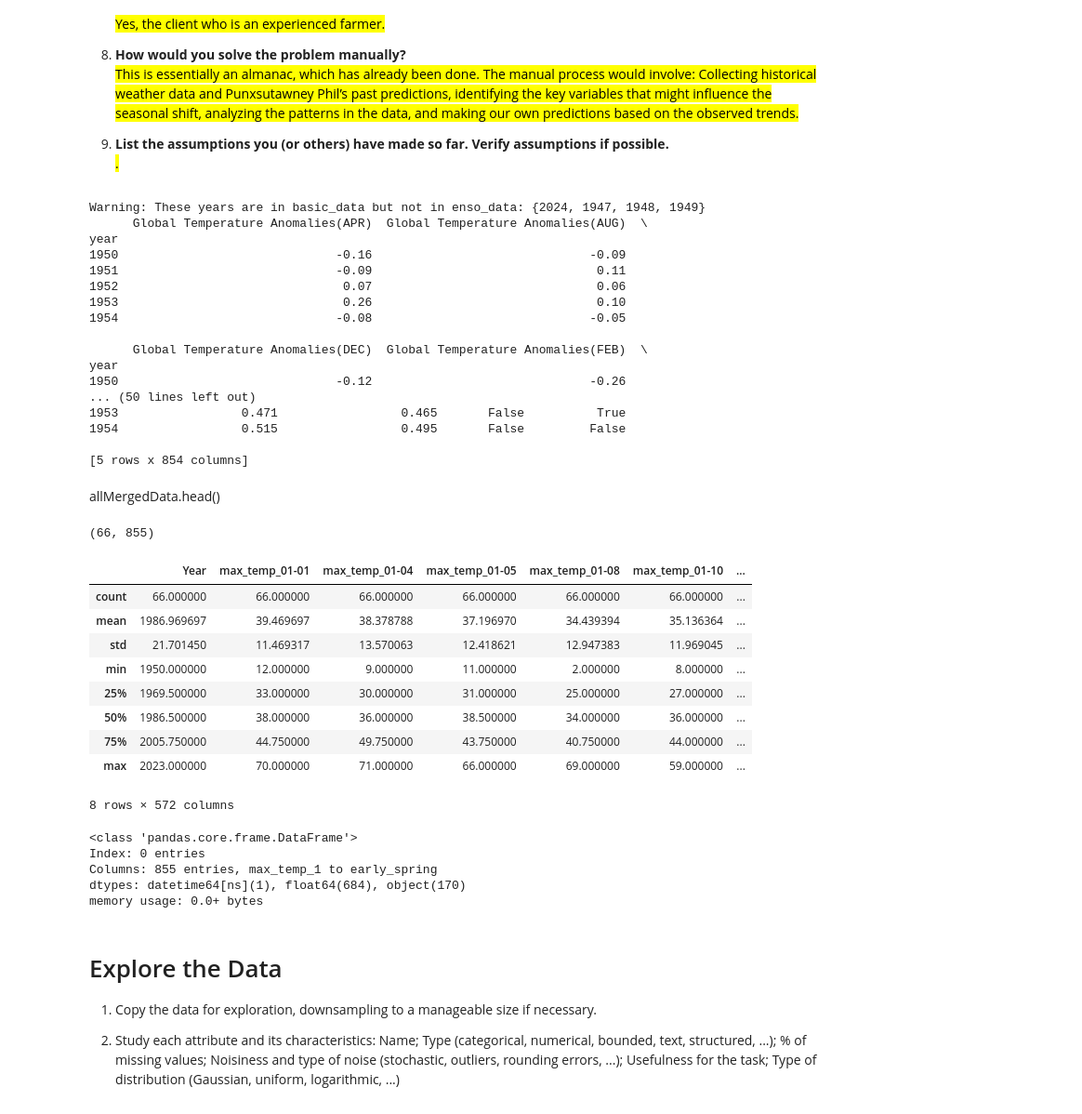
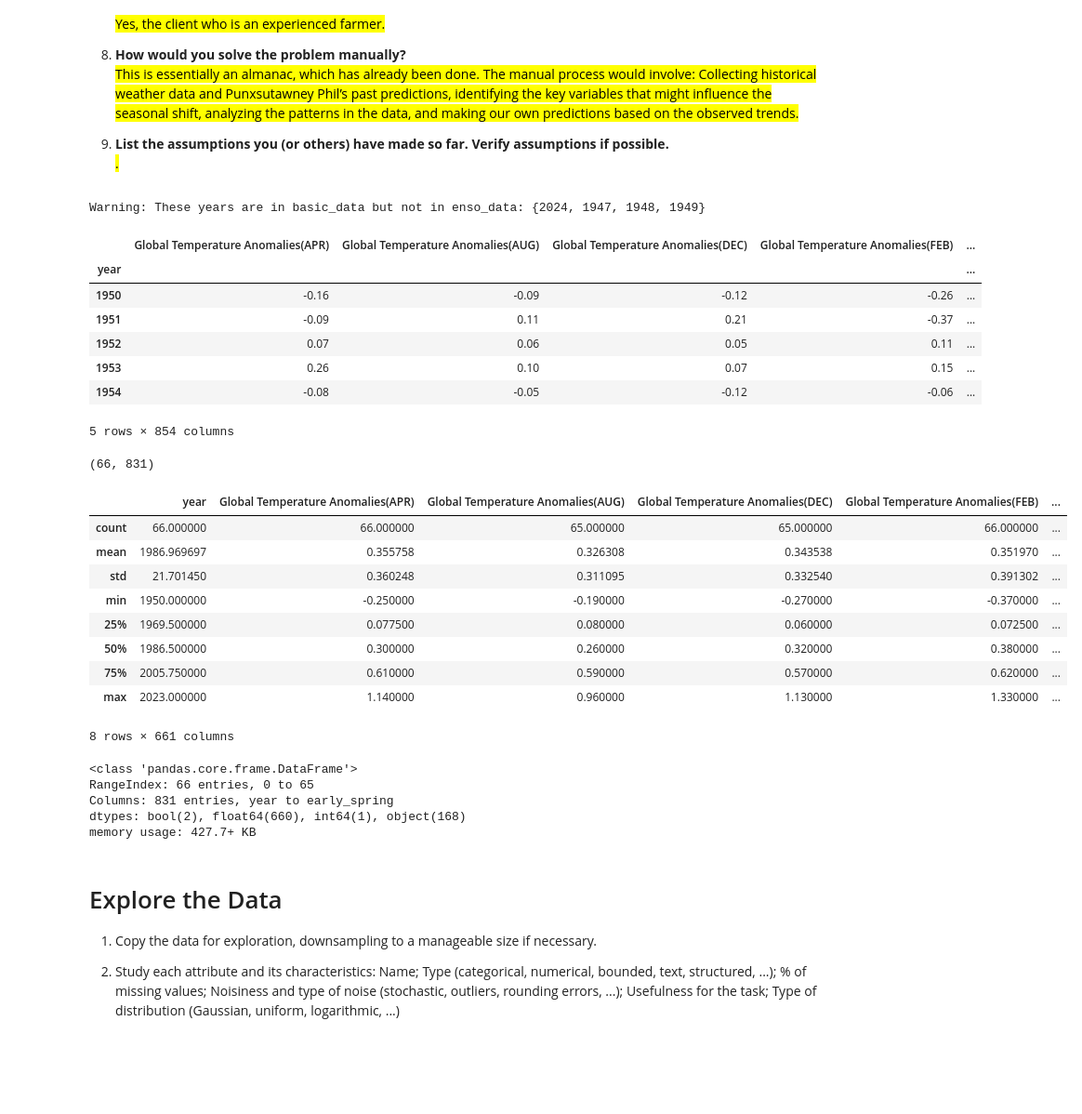
Before and after one commit to jyounes23/Project1CSCI296, a Jupyter notebook: Early Spring.ipynb, the cells around one changed output. Shown: that part at 93% size. Drawn from its saved outputs; the diff is of its cells as text; code cells hidden in the pictures; blank space fills up the shorter version.

Commit message:
Adjusted the drop_columns function and some code along with it

```diff
--- a/Early Spring.ipynb
+++ b/Early Spring.ipynb
@@ -204,25 +208,17 @@ def pivot(data, date_col, pivot_value='day_of_year'):
     return data
 # %%
 merged_data = load_data()
-print(merged_data.head())
+merged_data.head()
 # %% [output]
 Warning: These years are in basic_data but not in enso_data: {2024, 1947, 1948, 1949}
-      Global Temperature Anomalies(APR)  Global Temperature Anomalies(AUG)  \
-year
-1950                              -0.16                              -0.09
-1951                              -0.09                               0.11
-1952                               0.07                               0.06
-1953                               0.26                               0.10
-1954                              -0.08                              -0.05
-
-      Global Temperature Anomalies(DEC)  Global Temperature Anomalies(FEB)  \
-year
-1950                              -0.12                              -0.26
-... (50 lines left out)
-1953                 0.471                 0.465       False          True
-1954                 0.515                 0.495       False         False
-
-[5 rows x 854 columns]
+|  | Global Temperature Anomalies(APR) | Global Temperature Anomalies(AUG) | Global Temperature Anomalies(DEC) | Global Temperature Anomalies(FEB) | ... |
+| year |  |  |  |  | ... |
+| 1950 | -0.16 | -0.09 | -0.12 | -0.26 | ... |
+| 1951 | -0.09 | 0.11 | 0.21 | -0.37 | ... |
+| 1952 | 0.07 | 0.06 | 0.05 | 0.11 | ... |
+| 1953 | 0.26 | 0.10 | 0.07 | 0.15 | ... |
+| 1954 | -0.08 | -0.05 | -0.12 | -0.06 | ... |
+5 rows × 854 columns
 # %%
 
 def drop_columns(input_file, output_file):
@@ -271,2 +259,0 @@ PhilData = read_philPred()
-# %% [markdown]
-allMergedData.head()
@@ -273,28 +262,30 @@ allMergedData.head()
+# %%
+PDMergedData = pd.read_csv('PD_MergeData.csv')
 # %%
-allMergedData.shape
+PDMergedData.shape
 # %% [output]
-(66, 855)
+(66, 831)
 # %%
-allMergedData.describe()
+PDMergedData.describe()
 # %% [output]
-|  | Year | max_temp_01-01 | max_temp_01-04 | max_temp_01-05 | max_temp_01-08 | max_temp_01-10 | ... |
-| count | 66.000000 | 66.000000 | 66.000000 | 66.000000 | 66.000000 | 66.000000 | ... |
-| mean | 1986.969697 | 39.469697 | 38.378788 | 37.196970 | 34.439394 | 35.136364 | ... |
-| std | 21.701450 | 11.469317 | 13.570063 | 12.418621 | 12.947383 | 11.969045 | ... |
-| min | 1950.000000 | 12.000000 | 9.000000 | 11.000000 | 2.000000 | 8.000000 | ... |
-| 25% | 1969.500000 | 33.000000 | 30.000000 | 31.000000 | 25.000000 | 27.000000 | ... |
-| 50% | 1986.500000 | 38.000000 | 36.000000 | 38.500000 | 34.000000 | 36.000000 | ... |
-| 75% | 2005.750000 | 44.750000 | 49.750000 | 43.750000 | 40.750000 | 44.000000 | ... |
-| max | 2023.000000 | 70.000000 | 71.000000 | 66.000000 | 69.000000 | 59.000000 | ... |
+|  | year | Global Temperature Anomalies(APR) | Global Temperature Anomalies(AUG) | Global Temperature Anomalies(DEC) | Global Temperature Anomalies(FEB) | ... |
+| count | 66.000000 | 66.000000 | 65.000000 | 65.000000 | 66.000000 | ... |
+| mean | 1986.969697 | 0.355758 | 0.326308 | 0.343538 | 0.351970 | ... |
+| std | 21.701450 | 0.360248 | 0.311095 | 0.332540 | 0.391302 | ... |
+| min | 1950.000000 | -0.250000 | -0.190000 | -0.270000 | -0.370000 | ... |
+| 25% | 1969.500000 | 0.077500 | 0.080000 | 0.060000 | 0.072500 | ... |
+| 50% | 1986.500000 | 0.300000 | 0.260000 | 0.320000 | 0.380000 | ... |
+| 75% | 2005.750000 | 0.610000 | 0.590000 | 0.570000 | 0.620000 | ... |
+| max | 2023.000000 | 1.140000 | 0.960000 | 1.130000 | 1.330000 | ... |
-8 rows × 572 columns
+8 rows × 661 columns
 # %%
-.info()
+PDMergedData.info()
 # %% [output]
 <class 'pandas.core.frame.DataFrame'>
-Index: 0 entries
-Columns: 855 entries, max_temp_1 to early_spring
-dtypes: datetime64[ns](1), float64(684), object(170)
-memory usage: 0.0+ bytes
+RangeIndex: 66 entries, 0 to 65
+Columns: 831 entries, year to early_spring
+dtypes: bool(2), float64(660), int64(1), object(168)
+memory usage: 427.7+ KB
 # %% [markdown]
 Explore the Data
 ================
```
Also changed, not shown: parts of 4 cells of this notebook, 2 other files.
